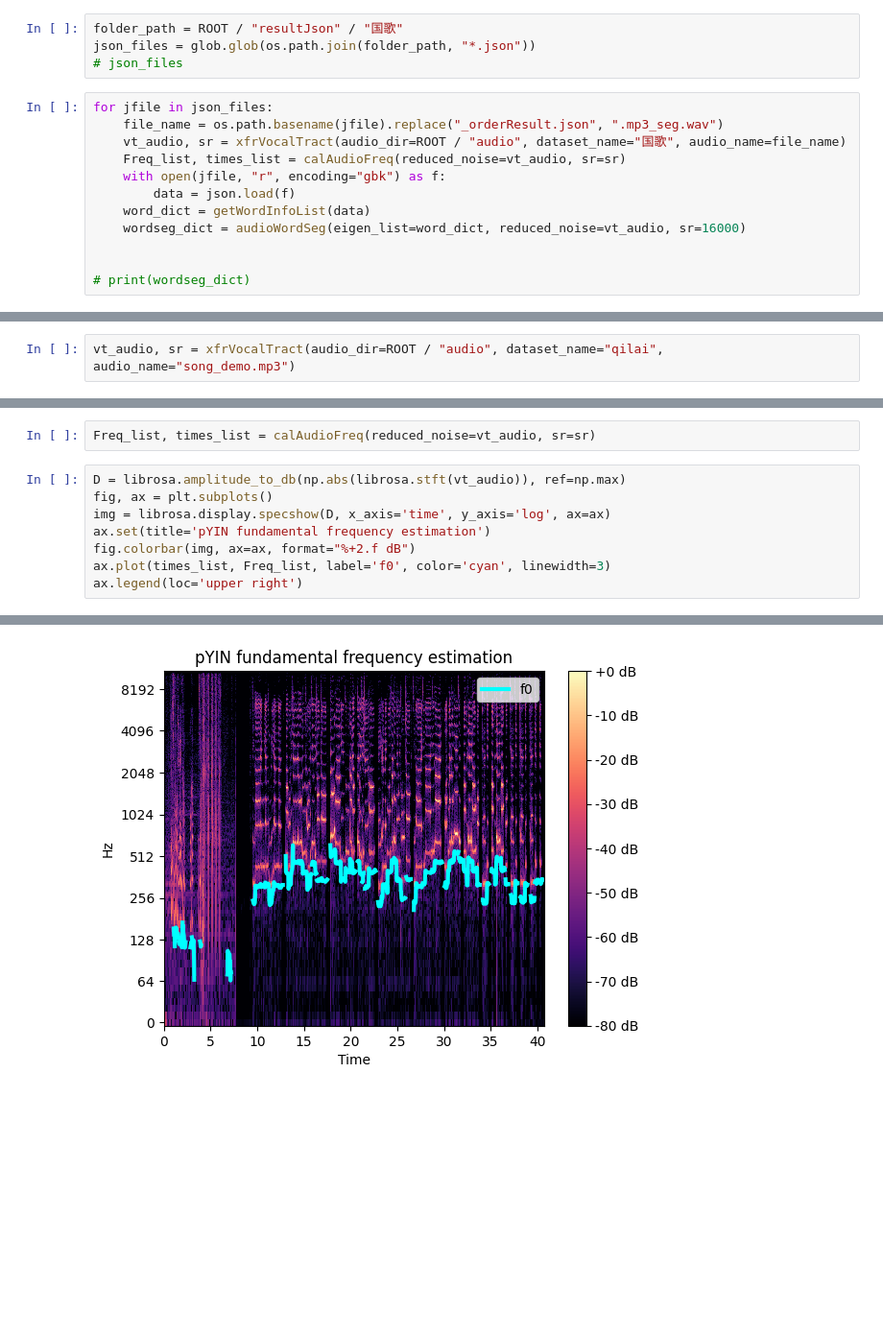
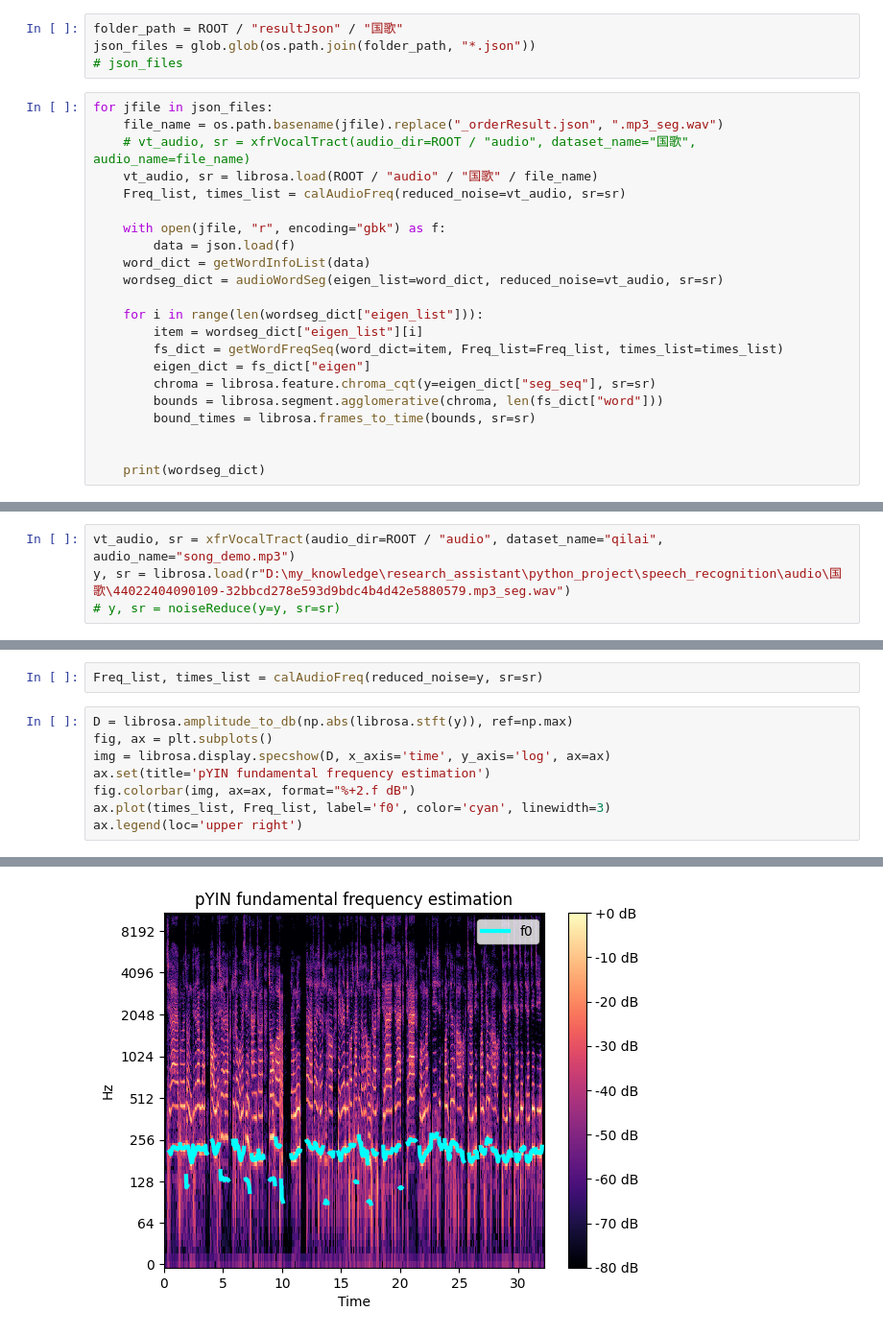
Before and after one commit to TroyeJames9/dry_sing_multi_eval, a Jupyter notebook: jupyter/batch_freq_seq_demo.ipynb, the cells around one changed output, grey strips where cells are left out. Shown at 96% size. Saved outputs shown, nothing was run; the diff lists cells and outputs as text; blank space fills up the shorter version.

```diff
--- a/jupyter/batch_freq_seq_demo.ipynb
+++ b/jupyter/batch_freq_seq_demo.ipynb
@@ -203,12 +346,22 @@ json_files = glob.glob(os.path.join(folder_path, "*.json"))
 # %%
 for jfile in json_files:
     file_name = os.path.basename(jfile).replace("_orderResult.json", ".mp3_seg.wav")
-    vt_audio, sr = xfrVocalTract(audio_dir=ROOT / "audio", dataset_name="国歌", audio_name=file_name)
+    # vt_audio, sr = xfrVocalTract(audio_dir=ROOT / "audio", dataset_name="国歌", audio_name=file_name)
+    vt_audio, sr = librosa.load(ROOT / "audio" / "国歌" / file_name)
     Freq_list, times_list = calAudioFreq(reduced_noise=vt_audio, sr=sr)
+
     with open(jfile, "r", encoding="gbk") as f:
         data = json.load(f)
     word_dict = getWordInfoList(data)
-    wordseg_dict = audioWordSeg(eigen_list=word_dict, reduced_noise=vt_audio, sr=16000)
+    wordseg_dict = audioWordSeg(eigen_list=word_dict, reduced_noise=vt_audio, sr=sr)
+
+    for i in range(len(wordseg_dict["eigen_list"])):
+        item = wordseg_dict["eigen_list"][i]
+        fs_dict = getWordFreqSeq(word_dict=item, Freq_list=Freq_list, times_list=times_list)
+        eigen_dict = fs_dict["eigen"]
+        chroma = librosa.feature.chroma_cqt(y=eigen_dict["seg_seq"], sr=sr)
+        bounds = librosa.segment.agglomerative(chroma, len(fs_dict["word"]))
+        bound_times = librosa.frames_to_time(bounds, sr=sr)
 
 
-# print(wordseg_dict)
+    print(wordseg_dict)
@@ -257,3 +376,5 @@ eigen_list
 # %%
 vt_audio, sr = xfrVocalTract(audio_dir=ROOT / "audio", dataset_name="qilai", audio_name="song_demo.mp3")
+y, sr = librosa.load(r"D:\my_knowledge\research_assistant\python_project\speech_recognition\audio\国歌\44022404090109-32bbcd278e593d9bdc4b4d42e5880579.mp3_seg.wav")
+# y, sr = noiseReduce(y=y, sr=sr)
 # %%
@@ -280,13 +383,13 @@ wordseg_dict
 # %%
-Freq_list, times_list = calAudioFreq(reduced_noise=vt_audio, sr=sr)
+Freq_list, times_list = calAudioFreq(reduced_noise=y, sr=sr)
 # %%
-D = librosa.amplitude_to_db(np.abs(librosa.stft(vt_audio)), ref=np.max)
+D = librosa.amplitude_to_db(np.abs(librosa.stft(y)), ref=np.max)
 fig, ax = plt.subplots()
 img = librosa.display.specshow(D, x_axis='time', y_axis='log', ax=ax)
 ax.set(title='pYIN fundamental frequency estimation')
 fig.colorbar(img, ax=ax, format="%+2.f dB")
 ax.plot(times_list, Freq_list, label='f0', color='cyan', linewidth=3)
 ax.legend(loc='upper right')
 # %% [output]
 <matplotlib.legend.Legend at 0x...>
-[figure, old version]
+[figure, new version]
```
Also changed, not shown: parts of 18 cells of this notebook, 5 other files.
